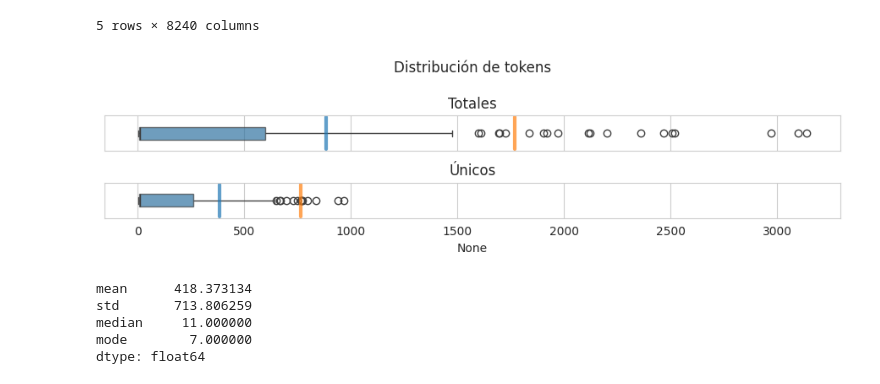
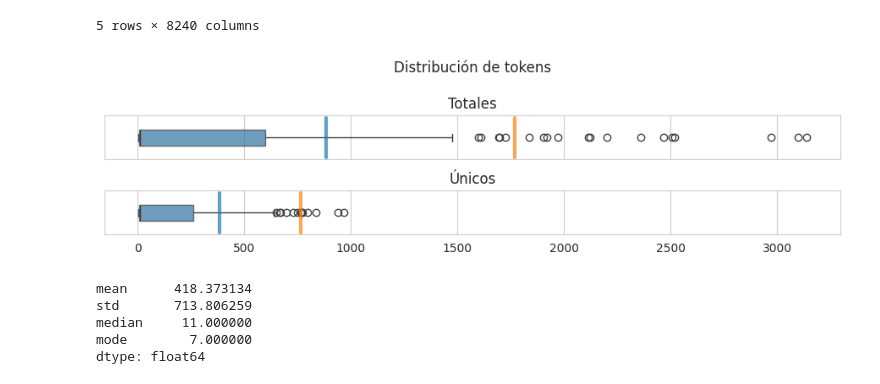
Before and after one commit to macfernandez/eddc-specialization-project, a Jupyter notebook: notebooks/02-data-description.ipynb, the cells around one changed output. Drawn from its saved outputs; the diff is of its cells as text; code cells hidden in the pictures.

```diff
--- a/notebooks/02-data-description.ipynb
+++ b/notebooks/02-data-description.ipynb
@@ -459,32 +459,33 @@ words_count.head()
 # %%
 def get_iqr(x, alpha=1):
     q1 = np.percentile(x, q=25)
     q3 = np.percentile(x, q=75)
     iqr = q3 - q1
     return alpha*iqr
 
 total_words = words_count.sum(axis=1)
 unique_words = (words_count>0).sum(axis=1)
 
 fix, axs = plt.subplots(2, 1, figsize=(9,2.5), sharex=True)
 
 lineplot_kwargs = {"y": [-1,0,1], "linewidth": 3, "estimator": None, "alpha":0.7}
 
 sns.boxplot(x=total_words, ax=axs[0], boxprops={"alpha": .7})
 sns.lineplot(x=[get_iqr(total_words, 1.5)]*3, ax=axs[0], **lineplot_kwargs)
 sns.lineplot(x=[get_iqr(total_words, 3)]*3, ax=axs[0], **lineplot_kwargs)
 axs[0].set_title("Totales")
 
 sns.boxplot(x=unique_words, ax=axs[1], boxprops={"alpha": .7})
 sns.lineplot(x=[get_iqr(unique_words, 1.5)]*3, ax=axs[1], **lineplot_kwargs)
 sns.lineplot(x=[get_iqr(unique_words, 3)]*3, ax=axs[1], **lineplot_kwargs)
 axs[1].set_title("Únicos")
+axs[1].set_xlabel("")
 
 plt.suptitle("Distribución de tokens")
 plt.tight_layout()
 plt.savefig(os.path.join(VISUALIZATIONS_PATH,"distrib_tokens.png"))
 # %% [output]
-[figure, old version]
+[figure, new version]
 # %%
 total_words.agg([np.mean, np.std, np.median, mode]).fillna(0)
 # %% [output]
```
Also changed, not shown: parts of 2 cells of this notebook, 6 other files.
